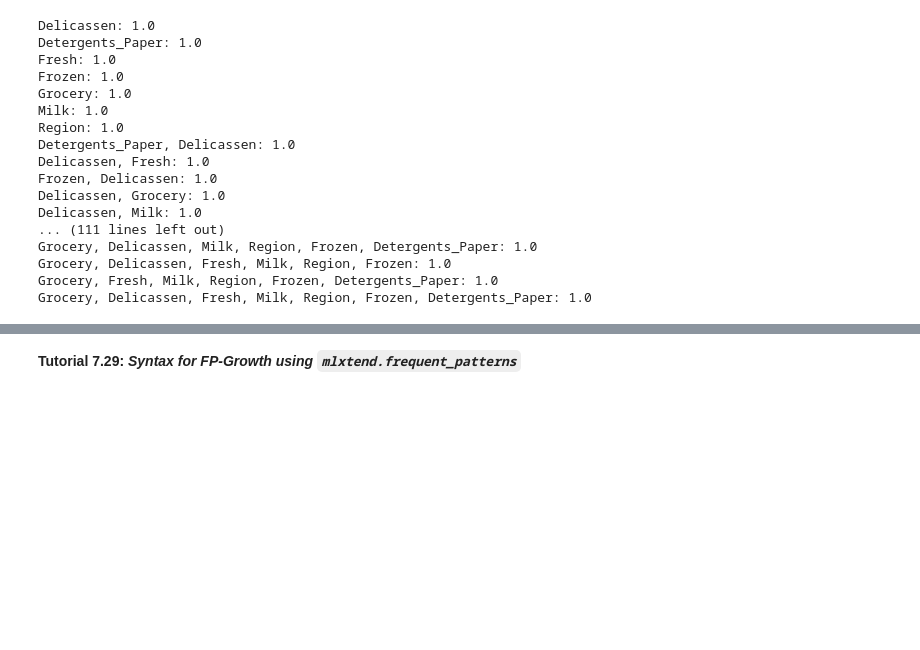
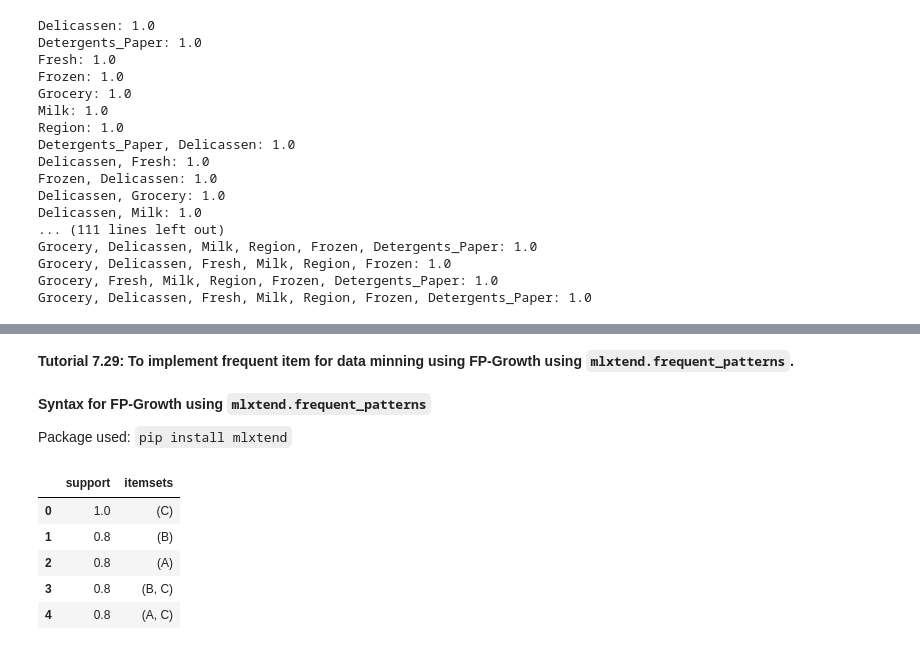
Before and after one commit to bpbpublications/Statistics-for-Data-Scientists-and-Analysts, a Jupyter notebook: notebooks/chapter7/chapter7.ipynb, the cells around one changed output, grey strips where cells are left out. Drawn from its saved outputs; the diff is of its cells as text; code cells hidden in the pictures; blank space fills up the shorter version.

```diff
--- a/notebooks/chapter7/chapter7.ipynb
+++ b/notebooks/chapter7/chapter7.ipynb
@@ -768,3 +854,7 @@ eclat.fit(min_support=0.01, min_combination=2, max_combination=3)
+# %% [markdown]
+**Tutorial 7.29: To implement frequent item for data minning using FP-Growth using `mlxtend.frequent_patterns`.**
 # %% [markdown]
-**Tutorial 7.29: **_Syntax for FP-Growth using `mlxtend.frequent_patterns`_****
+**Syntax for FP-Growth using `mlxtend.frequent_patterns`**
+
+Package used: `pip install mlxtend`
 # %%
@@ -773,6 +864,34 @@ from mlxtend.frequent_patterns import fpgrowth
 data = ...
 # Create and fit the FP-Growth model
 patterns = fpgrowth(data, min_support=0.01, use_colnames=True)
+# %%
+import pandas as pd
+# Import fpgrowth function from mlxtend library for frequent pattern mining
+from mlxtend.frequent_patterns import fpgrowth
+# Import TransactionEncoder class from mlxtend library for encoding data
+from mlxtend.preprocessing import TransactionEncoder
+# Define a list of transactions, each transaction is a list of items
+data = [["A", "B", "C", "D"],
+  ["A", "C", "E"],
+  ["A", "B", "C", "E"],
+  ["B", "C", "D"],
+  ["A", "B", "C", "D", "E"]]
+# Create an instance of TransactionEncoder
+te = TransactionEncoder()
+# Fit and transform the data to get a boolean matrix
+te_ary = te.fit(data).transform(data)
+# Convert the matrix to a pandas dataframe with column names as items
+df = pd.DataFrame(te_ary, columns=te.columns_)
+# Apply fpgrowth algorithm on the dataframe with a minimum support of 0.8
+# and return the frequent itemsets with their corresponding support values
+fpgrowth(df, min_support=0.8, use_colnames=True)
+# %% [output]
+|  | support | itemsets |
+| 0 | 1.0 | (C) |
+| 1 | 0.8 | (B) |
+| 2 | 0.8 | (A) |
+| 3 | 0.8 | (B, C) |
+| 4 | 0.8 | (A, C) |
 # %%
 Tutorial 7.30: Model selection
 # %%
```
Also changed, not shown: parts of 4 cells of this notebook.
